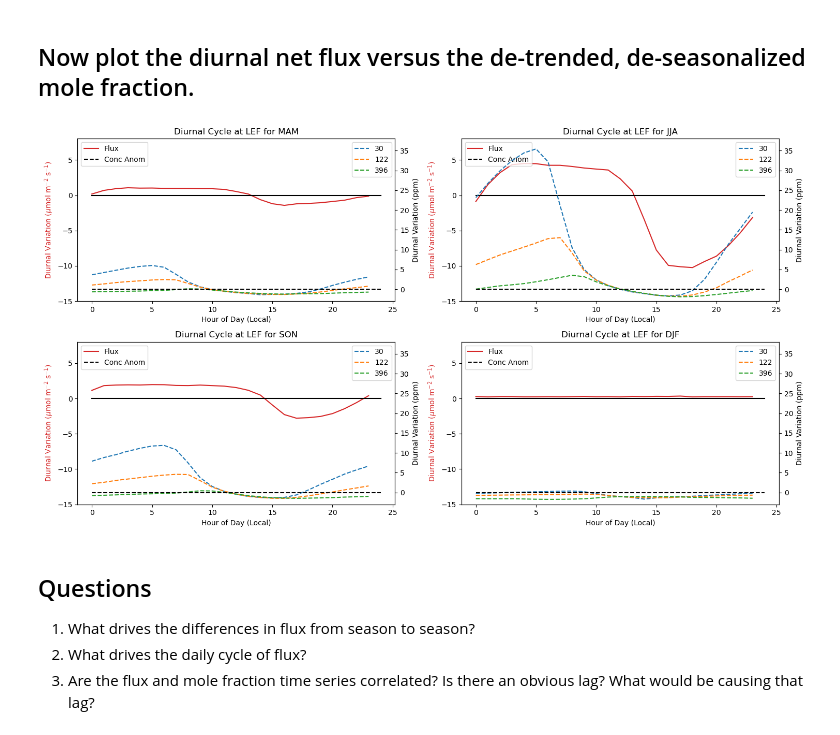
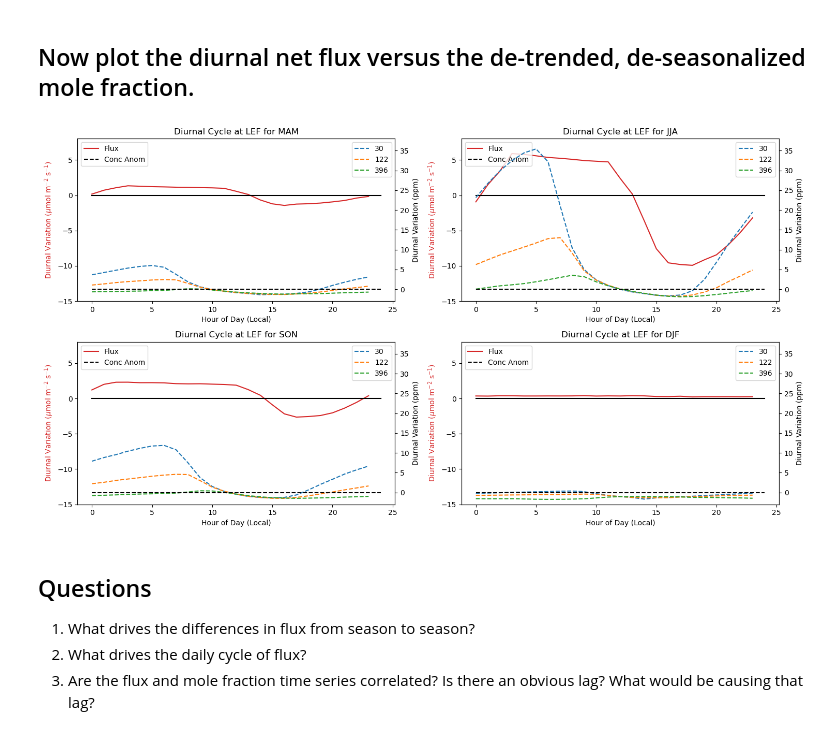
Before and after one commit to AgilentGCMS/ssim-ghg-2024, a Jupyter notebook: observations/lef_surface.ipynb, the cells around one changed output. Saved outputs shown, nothing was run; the diff lists cells and outputs as text; code cells hidden in the pictures.

```diff
--- a/observations/lef_surface.ipynb
+++ b/observations/lef_surface.ipynb
@@ -156,7 +142,7 @@ plt.plot(t,thoning(t,*pt[30]))
 plt.plot(t,skewsine(t*365,*ps[30]))
 plt.title('Curve Fits vs. Daytime Data (30m altitude)')
 plt.ylabel('CO$_2$ Mole Fraction (ppm)')
-for i in range(6,23,2):
+for i in range(0,23,2):
     plt.axvspan(i,i+1,0,1,color='grey',alpha=0.1)
-plt.xticks(np.arange(6.5,23,1),np.arange(2006,2023),rotation=75);
+plt.xticks(np.arange(0.5,23,1),np.arange(2000,2023),rotation=75);
 # %% [output]
@@ -236,7 +222,7 @@ for isn,sn in enumerate(['MAM','JJA','SON','dDJF']):
   ax.legend(heights)
   ax.set_ylim([-3,38])
   ax.plot([0,24],[0,0],'--k')
-  ax.set_xlabel('Hour of Day (UTC)')
+  ax.set_xlabel('Hour of Day (Local)')
 # %% [output]
 [figure]
 # %% [markdown]
@@ -250,8 +236,6 @@ for isn,sn in enumerate(['MAM','JJA','SON','dDJF']):
 # Synoptic Variations
 # %%
 for ky in heights:
-  #Syntax is df[datetime1:datetime2] to subsample a DataFrame
-  #lef_all[ky][dt.datetime(2016,7,15):dt.datetime(2016,8,15)].co2.plot(title='LEF Full CO$_2$ Record')
   inds = np.where((lef_all[ky].index.month == 6) + (lef_all[ky].index.year == 2016))
   syn_ts = lef_all[ky].iloc[inds]
   ts = syn_ts.groupby(syn_ts['co2_de'].index.hour)['co2_de'].mean()
@@ -259,7 +243,7 @@ for ky in heights:
   for ihr in range(24):
       jnds = np.where(syn_ts.index.hour == ihr+1)
       syn_ts['synoptic'].iloc[jnds] = syn_ts['co2_de'].iloc[jnds] - ts.iloc[ihr]
-  dsyn_ts['synoptic'][dt.datetime(2016,7,15):dt.datetime(2016,8,15)].plot()
+  syn_ts['synoptic'][dt.datetime(2016,7,15):dt.datetime(2016,8,15)].plot()
 plt.title('Intermediate Temporal Variations in CO2')
 # %% [output]
 A value is trying to be set on a copy of a slice from a DataFrame.
@@ -291,5 +294,5 @@ Descriptions of variables can be found at https://ameriflux.lbl.gov/data/aboutda
 # %%
-ec = pd.read_csv('./AMF_US-PFa_BASE-BADM_28-5/AMF_US-PFa_BASE_HR_28-5.csv',skiprows=2)
+ec = pd.read_csv(FLUX_FOLDER+'/AMF_US-PFa_BASE-BADM_28-5/AMF_US-PFa_BASE_HR_28-5.csv',skiprows=2)
 # %%
 ec.keys()
 # %% [output]
@@ -387,37 +390,37 @@ plt.close()
 fig,axs=plt.subplots(2,2,figsize=(15,8))
 for isn,sn in enumerate(['MAM','JJA','SON','DJF']):
   ax = axs[isn//2,isn%2]
-  ky = f'NEE_PI'
+  ky = f'NEE_PI_F'
   inds = np.where((ec.index.month > 3*isn+2)*(ec.index.month <= 3*isn+5))
   if sn == 'DJF':
     inds = np.where((ec.index.month == 12) + (ec.index.month < 3))
   ssn_ts = ec.iloc[inds]
   ts = ssn_ts.groupby(ssn_ts.index.hour)[ky].mean()
   ax.plot(ts,color='tab:red')
 
   ax2 = ax.twinx()
   for ky in heights:
     inds = np.where((lef_all[ky].index.month > 3*isn+2)*(lef_all[ky].index.month <= 3*isn+5))
     if sn == 'DJF':
       inds = np.where((lef_all[ky].index.month == 12) + (lef_all[ky].index.month < 3))
     ssn_ts = lef_all[ky].iloc[inds]
     ts = ssn_ts.groupby(ssn_ts['co2_de'].index.hour)['co2_de'].mean()
     ax2.plot(ts,'--')
   ax.set_title(f'Diurnal Cycle at LEF for {sn}')
   ax.set_ylabel('Diurnal Variation ($\mu$mol m$^{-2}$ s$^{-1}$)',color='tab:red')
   ax2.set_ylim([-3,38])
   ax2.plot([0,24],[0,0],'--k')
   ax.legend([pt[0][0],pt[1][0]],['Flux','Conc Anom'],loc='upper left')
 
   ax.set_title(f'Diurnal Cycle at LEF for {sn}')
   ax2.set_ylabel('Diurnal Variation (ppm)')
   ax2.legend(heights)
   ax.set_ylim([-15,8])
   ax.plot([0,24],[0,0],'k')
   ax.set_xlabel('Hour of Day (Local)')
 plt.tight_layout()
 # %% [output]
-[figure, old version]
+[figure, new version]
 # %% [markdown]
 ## Questions
 
```
Also changed, not shown: parts of 7 cells of this notebook, 2 other files.
